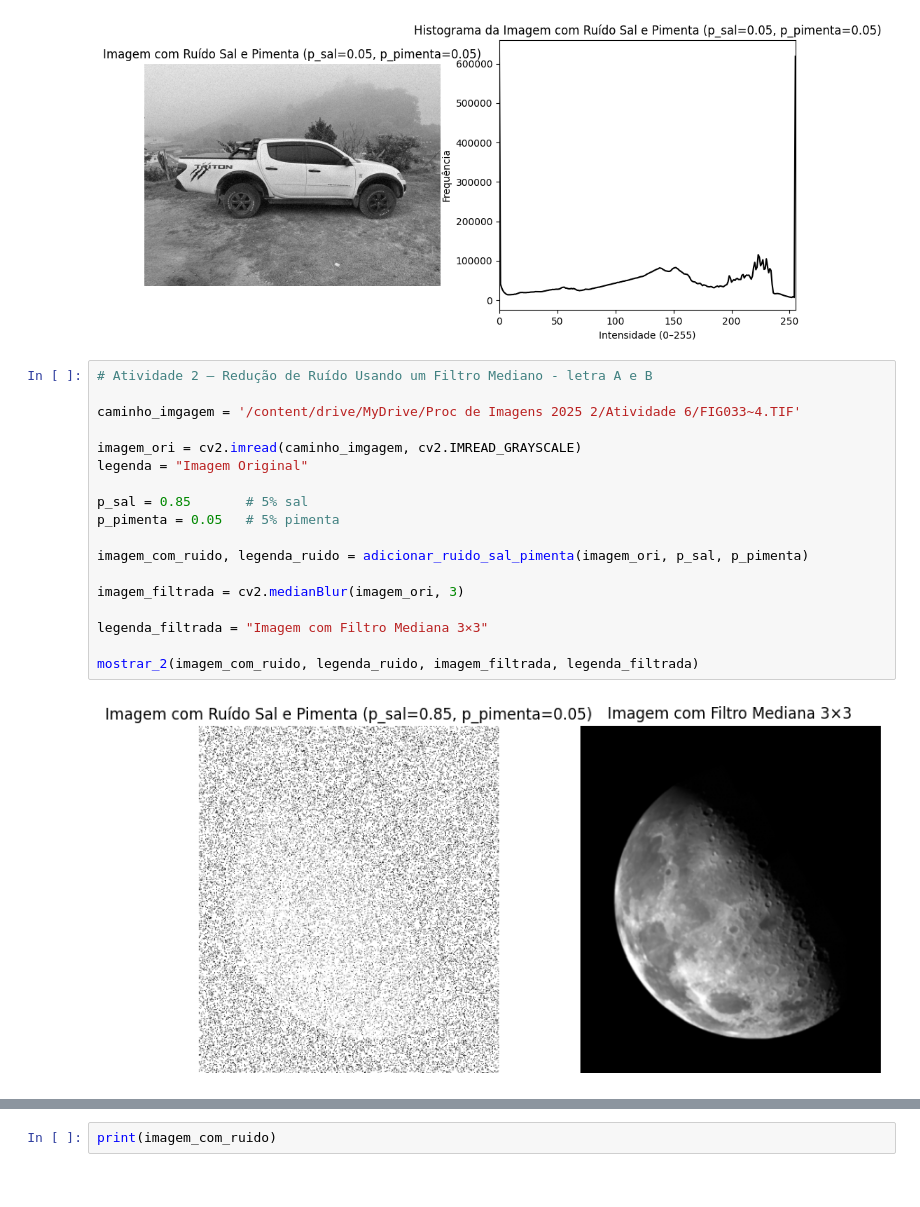
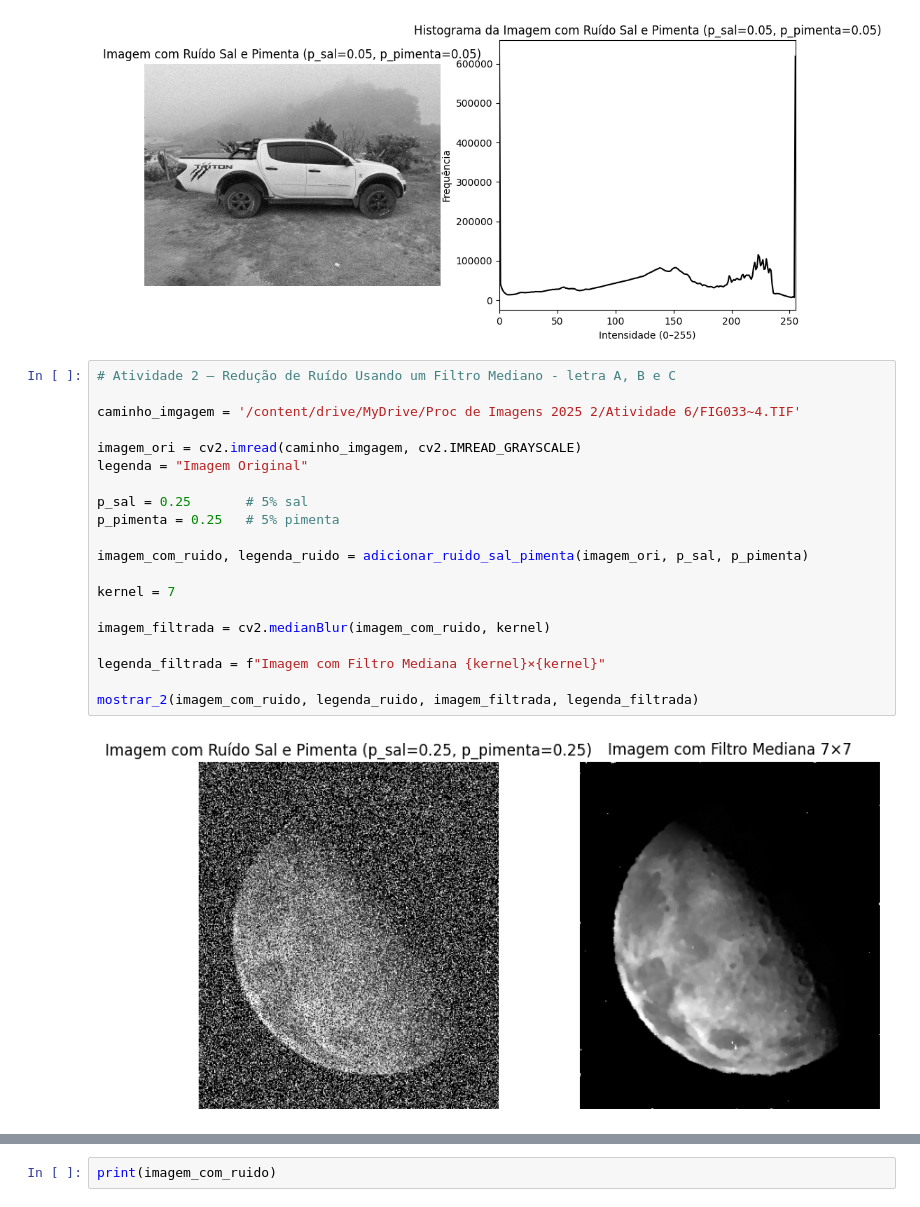
Before and after one commit to laerteluizf/Proc_Imagens_2025_2, a Jupyter notebook: proc_imagens_tarefa_final.ipynb, the cells around one changed output, grey strips where cells are left out. Cells and saved outputs as stored; diff of their text form.

```diff
--- a/proc_imagens_tarefa_final.ipynb
+++ b/proc_imagens_tarefa_final.ipynb
@@ -171,22 +171,24 @@ mostrar_imagem_e_histograma(imagem_com_ruido_sp, legenda_ruido_sp)
 [figure]
 [figure]
 # %%
-# Atividade 2 – Redução de Ruído Usando um Filtro Mediano - letra A e B
+# Atividade 2 – Redução de Ruído Usando um Filtro Mediano - letra A, B e C
 
 caminho_imgagem = '/content/drive/MyDrive/Proc de Imagens 2025 2/Atividade 6/FIG033~4.TIF'
 
 imagem_ori = cv2.imread(caminho_imgagem, cv2.IMREAD_GRAYSCALE)
 legenda = "Imagem Original"
 
-p_sal = 0.85       # 5% sal
-p_pimenta = 0.05   # 5% pimenta
+p_sal = 0.25       # 5% sal
+p_pimenta = 0.25   # 5% pimenta
 
 imagem_com_ruido, legenda_ruido = adicionar_ruido_sal_pimenta(imagem_ori, p_sal, p_pimenta)
 
-imagem_filtrada = cv2.medianBlur(imagem_ori, 3)
+kernel = 7
 
-legenda_filtrada = "Imagem com Filtro Mediana 3×3"
+imagem_filtrada = cv2.medianBlur(imagem_com_ruido, kernel)
+
+legenda_filtrada = f"Imagem com Filtro Mediana {kernel}×{kernel}"
 
 mostrar_2(imagem_com_ruido, legenda_ruido, imagem_filtrada, legenda_filtrada)
 # %% [output]
-[figure, old version]
+[figure, new version]
```
Also changed, not shown: parts of 8 cells of this notebook.
